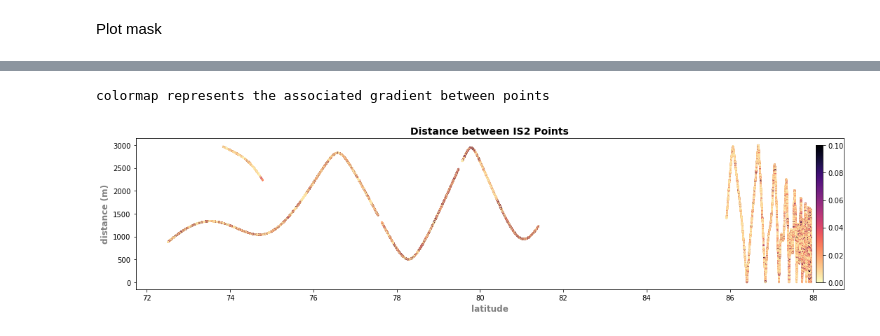
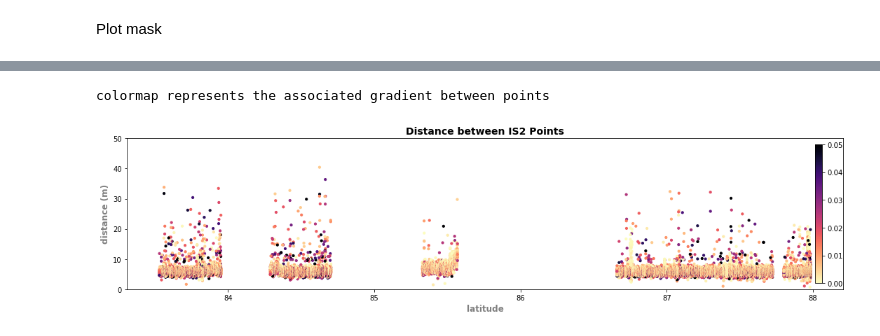
Before and after one commit to mollymwieringa/icesat-2, a Jupyter notebook: detect_level_ice_tests.ipynb, the cells around one changed output, grey strips where cells are left out. Saved outputs shown, nothing was run; the diff lists cells and outputs as text; code cells hidden in the pictures.

```diff
--- a/detect_level_ice_tests.ipynb
+++ b/detect_level_ice_tests.ipynb
@@ -75,18 +77,27 @@ def latlon2dist(data, latitude, longitude):
                 x2 = latitude[i+1]
                 y2 = longitude[i+1]
 
-                dist = 1000 * haversine_distance(x1, x2, y1, y2)
+                dist = haversine_distance(x1, x2, y1, y2)
                 distances.append(dist)
 
         # says that the distance between two points aligns with the second data point
         distances = np.insert(distances, 0, 0)
 
         return distances
+# %%
+def latlon2dist(latitude, longitude):
+    p = pyproj.Proj('+proj=stere +lat_0=90 +lat_ts=75')
+
+    x,y = p(longitude, latitude)
+
+    dist = np.sqrt(np.diff(x)**2 + np.diff(y)**2)
+    dist = np.insert(dist, 0, 0)
+    return dist
 # %%
 def create_mask(data, distances):
 
     # calculate the gradient of the data
-    gradient = np.gradient(data)
+    gradient = np.gradient(data, np.cumsum(distances))
 
     # create mask
     mask = []
@@ -95,12 +106,9 @@ def create_mask(data, distances):
         # determine "smart" threshold
         if np.isnan(gradient[x]):
             grad_thresh = np.nan
-        elif distances[x] < 100:
-            # use the 100m threshold for any section that is less that 100m
-            grad_thresh = 0.4
         else:
             # otherwise, lower the threshold by the weighted distance between points
-            grad_thresh = 0.4 * 100/distances[x]
+            grad_thresh = 0.004 #* distances[x]/100
 
         # store gradient thresholds for examination later
         thresholds.append(grad_thresh)
@@ -117,7 +125,7 @@ def create_mask(data, distances):
 
     for x in range(0, len(mask)):
         # both distance and the mask use the right end point of the section to indicate level or not-level
-        if distances[x] < 100 and mask[x] == 1:
+        if distances[x] < 10 and mask[x] == 1:
             mask = check_neighbors(x, distances, mask)
 
     return mask, thresholds, gradient
@@ -142,9 +150,9 @@ def check_neighbors(x, distances, mask):
         if seg_right != 1:
             # if the next segment to the right is not level, set this one not level
             mask[x] = 0
-        elif seg_right == 1 and seg_right_len < 100:
+        elif seg_right == 1 and seg_right_len < 10:
             # if the next segment is level but less than 100m long, test added lengths
-            if seg_right_len + distances[x] < 100:
+            if seg_right_len + distances[x] < 10:
                 # if added lengths are still less than 100m, set not level
                 mask[x] = 0
         else:
@@ -155,7 +163,7 @@ def check_neighbors(x, distances, mask):
 def detect_level_ice(data, latitude, longitude):
 
     # calculate the distances between points
-    distances = latlon2dist(data, latitude, longitude)
+    distances = latlon2dist(latitude, longitude)
 
     mask, thresholds, gradient = create_mask(data, distances)
 
@@ -226,15 +234,15 @@ plt.tight_layout()
 # %%
 fig = plt.figure(figsize=(15,4))
 
-plt.scatter(lat, distances, s = 2, c = abs(gradient), vmax = 0.1, cmap = 'magma_r', facecolor=None)
+plt.scatter(lat, distances, s = 10, c = abs(gradient), vmax = 0.05, cmap = 'magma_r', facecolor=None)
 
 plt.colorbar(pad = -0.04, fraction = 0.01)
 plt.title('Distance between IS2 Points', fontsize=14, fontweight='bold')
 plt.ylabel('distance (m)', fontweight='bold', color = 'grey',fontsize=12)
 plt.xlabel('latitude', fontweight='bold', color = 'grey',fontsize=12)
+plt.ylim([0, 50])
 plt.tight_layout()
-
 print('colormap represents the associated gradient between points')
 # %% [output]
 colormap represents the associated gradient between points
-[figure, old version]
+[figure, new version]
```
Also changed, not shown: parts of 9 cells of this notebook, 1 other file.
